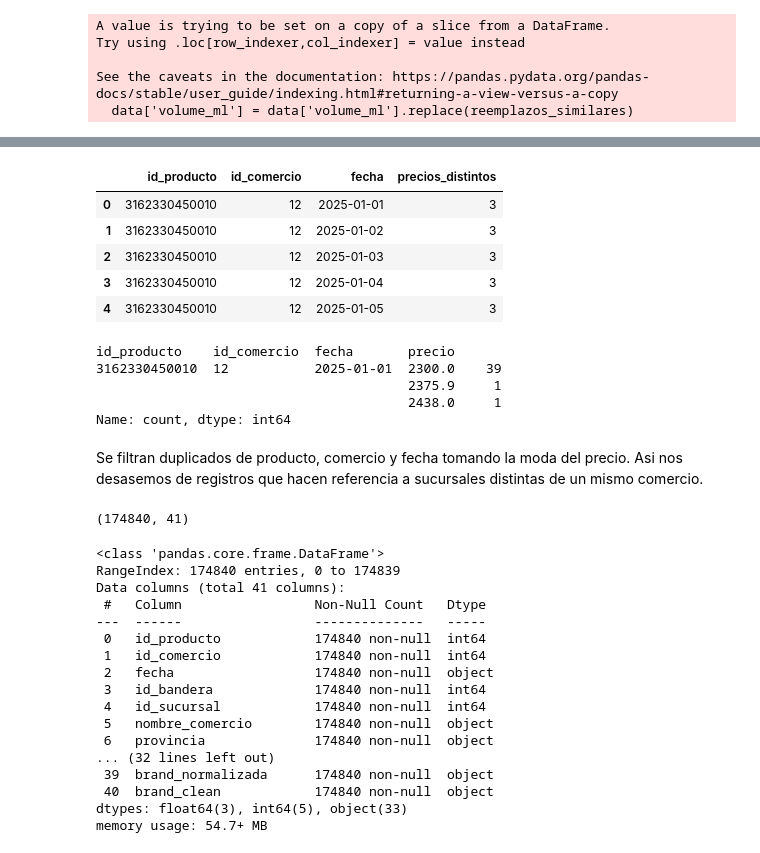
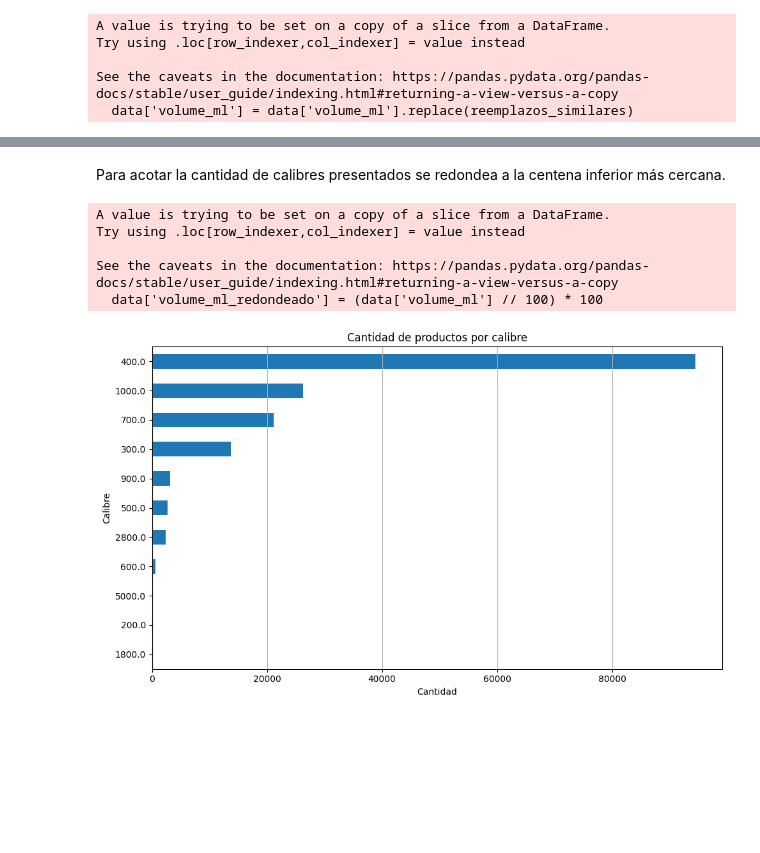
Before and after one commit to ferkrodriguez98/precios_claros, a Jupyter notebook: notebooks/EDA.ipynb, the cells around one changed output, grey strips where cells are left out. Cells and saved outputs as stored; diff of their text form; code cells hidden in the pictures; blank space fills up the shorter version.

```diff
--- a/notebooks/EDA.ipynb
+++ b/notebooks/EDA.ipynb
@@ -283,28 +403,0 @@ plt.show()
-# %%
-# Ver cuántos precios distintos hay por producto, comercio y fecha
-variacion = data.groupby(['id_producto', 'id_comercio', 'fecha'])['precio'].nunique().reset_index(name='precios_distintos')
-
-# Filtrar los casos con más de un precio diferente
-duplicados = variacion[variacion['precios_distintos'] > 1]
-
-# Mostrar algunos casos
-duplicados.head()
-# %% [output]
-|  | id_producto | id_comercio | fecha | precios_distintos |
-| 0 | 3162330450010 | 12 | 2025-01-01 | 3 |
-| 1 | 3162330450010 | 12 | 2025-01-02 | 3 |
-| 2 | 3162330450010 | 12 | 2025-01-03 | 3 |
-| 3 | 3162330450010 | 12 | 2025-01-04 | 3 |
-| 4 | 3162330450010 | 12 | 2025-01-05 | 3 |
-# %%
-# Tomo el id de comercio y producto con mas duplicados
-ejemplo = duplicados.iloc[0]
-data[(data['id_producto'] == ejemplo['id_producto']) & (data['id_comercio'] == ejemplo['id_comercio']) & (data['fecha'] == ejemplo['fecha'])].groupby(['id_producto', 'id_comercio', 'fecha'])['precio'].value_counts()
-# %% [output]
-id_producto    id_comercio  fecha       precio
-3162330450010  12           2025-01-01  2300.0    39
-                                        2375.9     1
-                                        2438.0     1
-Name: count, dtype: int64
-# %% [markdown]
-Se filtran duplicados de producto, comercio y fecha tomando la moda del precio. Asi nos desasemos de registros que hacen referencia a sucursales distintas de un mismo comercio.
@@ -317,24 +404,28 @@ df_sin_duplicados = (
-# %%
-df_sin_duplicados.shape
-# %% [output]
-(174840, 41)
-# %%
-df_sin_duplicados.info()
-# %% [output]
-<class 'pandas.core.frame.DataFrame'>
-RangeIndex: 174840 entries, 0 to 174839
-Data columns (total 41 columns):
- #   Column                 Non-Null Count   Dtype
----  ------                 --------------   -----
- 0   id_producto            174840 non-null  int64
- 1   id_comercio            174840 non-null  int64
- 2   fecha                  174840 non-null  object
- 3   id_bandera             174840 non-null  int64
- 4   id_sucursal            174840 non-null  int64
- 5   nombre_comercio        174840 non-null  object
- 6   provincia              174840 non-null  object
-... (32 lines left out)
- 39  brand_normalizada      174840 non-null  object
- 40  brand_clean            174840 non-null  object
-dtypes: float64(3), int64(5), object(33)
-memory usage: 54.7+ MB
+# %% [markdown]
+Para acotar la cantidad de calibres presentados se redondea a la centena inferior más cercana.
+# %%
+data['volume_ml_redondeado'] = (data['volume_ml'] // 100) * 100
+# %% [output]
+A value is trying to be set on a copy of a slice from a DataFrame.
+Try using .loc[row_indexer,col_indexer] = value instead
+
+See the caveats in the documentation: https://pandas.pydata.org/pandas-docs/stable/user_guide/indexing.html#returning-a-view-versus-a-copy
+  data['volume_ml_redondeado'] = (data['volume_ml'] // 100) * 100
+# %%
+# Suponiendo que ya tenés tu DataFrame cargado como df
+brand_counts = data['volume_ml_redondeado'].value_counts()
+
+# Orden descendente para gráfico horizontal (de mayor a menor arriba)
+brand_counts = brand_counts.sort_values(ascending=True)
+
+# Crear gráfico
+plt.figure(figsize=(10, 6))
+brand_counts.plot(kind='barh')
+plt.title('Cantidad de productos por calibre')
+plt.xlabel('Cantidad')
+plt.ylabel('Calibre')
+plt.tight_layout()
+plt.grid(axis='x')
+plt.show()
+# %% [output]
+[figure, added]
```
Also changed, not shown: parts of 65 cells of this notebook.
